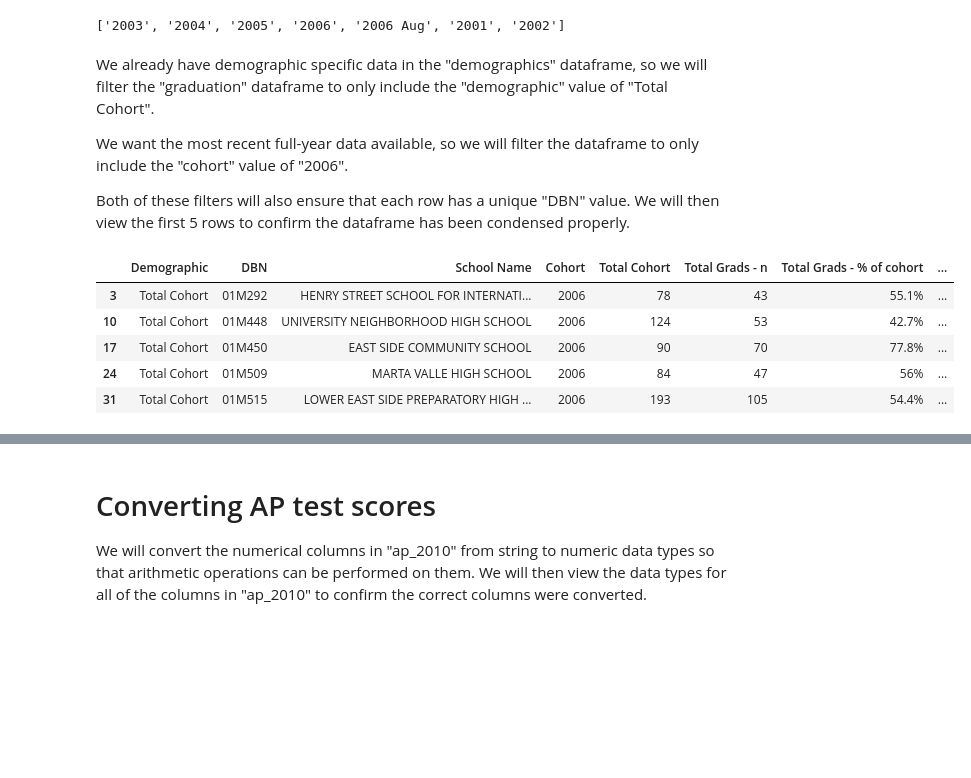
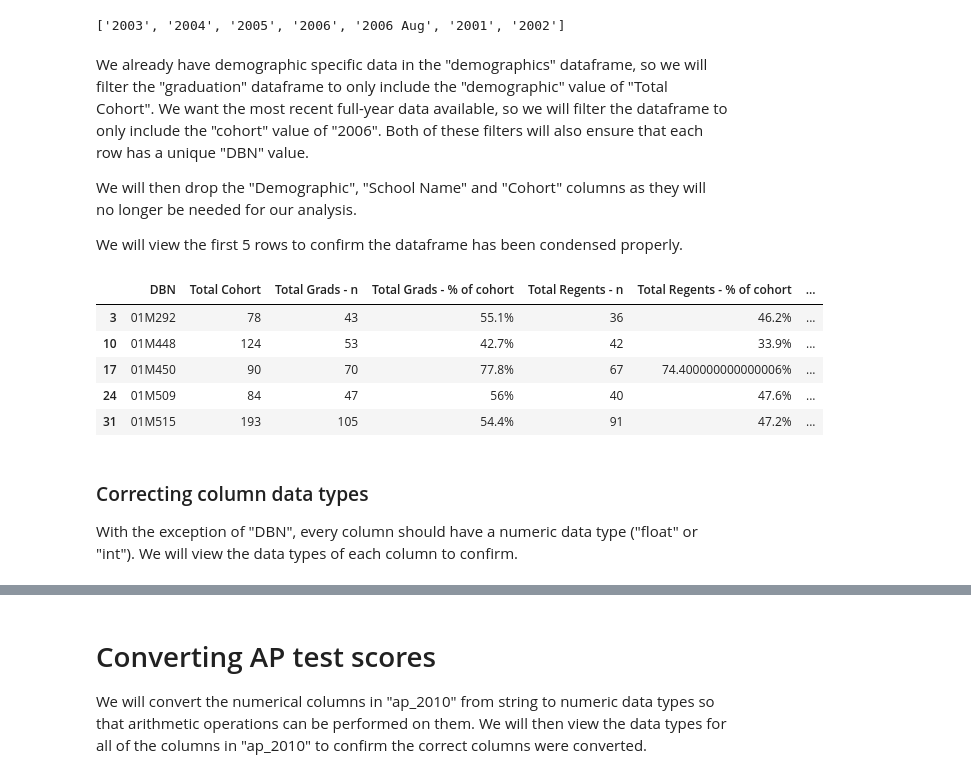
Before and after one commit to JustinToribio/cleaning-nyc-hs-data, a Jupyter notebook: notebooks/1.0-jt-clean-analyze-nyc-hs-data.ipynb, the cells around one changed output, grey strips where cells are left out. Saved outputs shown, nothing was run; the diff lists cells and outputs as text; code cells hidden in the pictures; blank space fills up the shorter version.

```diff
--- a/notebooks/1.0-jt-clean-analyze-nyc-hs-data.ipynb
+++ b/notebooks/1.0-jt-clean-analyze-nyc-hs-data.ipynb
@@ -443,0 +442,4 @@ data["hs_directory"][["Location 1", "lat", "lon"]].head()
+# %%
+# Filter "hs_directory" to only include our selected columns and view the first 5 rows.
+data["hs_directory"] = data["hs_directory"][["DBN", "lat", "lon"]]
+data["hs_directory"].head()
@@ -505,9 +514,11 @@ We will assign the new "class_size" dataframe, with unique "DBN" values in each
 # %%
 import numpy as np
 
-# Group "class_size" by "DBN", aggregate with the mean of the values and reset the index.
+# Group "class_size" by "DBN", aggregate with the mean of the values,
+# reset the index and drop the "CSD column".
 class_size = class_size.groupby("DBN").agg(np.mean)
 class_size.reset_index(inplace=True)
+class_size.drop(columns="CSD", inplace=True)
 
 # Assign "class_size" back to our "data" dictionary and view the first 5 rows.
 data["class_size"] = class_size
@@ -535,5 +550,15 @@ We want the most recent data available, so we will filter the dataframe to only
 # %%
-# Filter "demographics" to only include the "schoolyear" "20112012" and view the first 5 rows.
+# Filter "demographics" to only include the "schoolyear" "20112012".
 data["demographics"] = data["demographics"][data["demographics"]["schoolyear"] == 20112012]
+
+# Drop selected columns.
+drop_cols = [
+    "Name", "schoolyear", "prek", "k", "grade1", "grade2", "grade3", "grade4",
+    "grade5", "grade6", "grade7", "grade8", "grade9", "grade10", "grade11", "grade12"
+    ]
+
+data["demographics"].drop(columns=drop_cols, inplace=True)
+
+# view the first 5 rows.
 data["demographics"].head()
 # %% [output]
@@ -545,0 +598,10 @@ data["demographics"].head()
+# %%
+# Drop the "fl_percent" column.
+data["demographics"].drop(columns="fl_percent", inplace=True)
+
+# Convert "ctt_num" and "selfcontained_num" to numeric data types.
+for col in ["ctt_num", "selfcontained_num"]:
+    data["demographics"][col] = pd.to_numeric(data["demographics"][col], errors="coerce")
+
+# View the column data types.
+data["demographics"].dtypes
@@ -572,22 +652,30 @@ list(data["graduation"]["Cohort"].unique())
 # %% [output]
 ['2003', '2004', '2005', '2006', '2006 Aug', '2001', '2002']
 # %% [markdown]
-We already have demographic specific data in the "demographics" dataframe, so we will filter the "graduation" dataframe to only include the "demographic" value of "Total Cohort".
+We already have demographic specific data in the "demographics" dataframe, so we will filter the "graduation" dataframe to only include the "demographic" value of "Total Cohort".  We want the most recent full-year data available, so we will filter the dataframe to only include the "cohort" value of "2006".  Both of these filters will also ensure that each row has a unique "DBN" value.
 
-We want the most recent full-year data available, so we will filter the dataframe to only include the "cohort" value of "2006".
+We will then drop the "Demographic", "School Name" and "Cohort" columns as they will no longer be needed for our analysis.
 
-Both of these filters will also ensure that each row has a unique "DBN" value.  We will then view the first 5 rows to confirm the dataframe has been condensed properly.
+We will view the first 5 rows to confirm the dataframe has been condensed properly.
 # %%
 # Filter "graduation" to only include rows with our selected "demographic" and "cohort" values.
 data["graduation"] = data["graduation"][data["graduation"]["Demographic"] == "Total Cohort"]
 data["graduation"] = data["graduation"][data["graduation"]["Cohort"] == "2006"]
 
+# Drop the selected columns.
+drop_cols = ["Demographic", "School Name", "Cohort"]
+data["graduation"].drop(columns=drop_cols, inplace=True)
+
 # View the first 5 rows of "graduation".
 data["graduation"].head()
 # %% [output]
-|  | Demographic | DBN | School Name | Cohort | Total Cohort | Total Grads - n | Total Grads - % of cohort | ... |
-| 3 | Total Cohort | 01M292 | HENRY STREET SCHOOL FOR INTERNATI... | 2006 | 78 | 43 | 55.1% | ... |
-| 10 | Total Cohort | 01M448 | UNIVERSITY NEIGHBORHOOD HIGH SCHOOL | 2006 | 124 | 53 | 42.7% | ... |
-| 17 | Total Cohort | 01M450 | EAST SIDE COMMUNITY SCHOOL | 2006 | 90 | 70 | 77.8% | ... |
-| 24 | Total Cohort | 01M509 | MARTA VALLE HIGH SCHOOL | 2006 | 84 | 47 | 56% | ... |
-| 31 | Total Cohort | 01M515 | LOWER EAST SIDE PREPARATORY HIGH ... | 2006 | 193 | 105 | 54.4% | ... |
+|  | DBN | Total Cohort | Total Grads - n | Total Grads - % of cohort | Total Regents - n | Total Regents - % of cohort | ... |
+| 3 | 01M292 | 78 | 43 | 55.1% | 36 | 46.2% | ... |
+| 10 | 01M448 | 124 | 53 | 42.7% | 42 | 33.9% | ... |
+| 17 | 01M450 | 90 | 70 | 77.8% | 67 | 74.400000000000006% | ... |
+| 24 | 01M509 | 84 | 47 | 56% | 40 | 47.6% | ... |
+| 31 | 01M515 | 193 | 105 | 54.4% | 91 | 47.2% | ... |
+# %% [markdown]
+### Correcting column data types
+
+With the exception of "DBN", every column should have a numeric data type ("float" or "int"). We will view the data types of each column to confirm.
```
Also changed, not shown: parts of 33 cells of this notebook.
